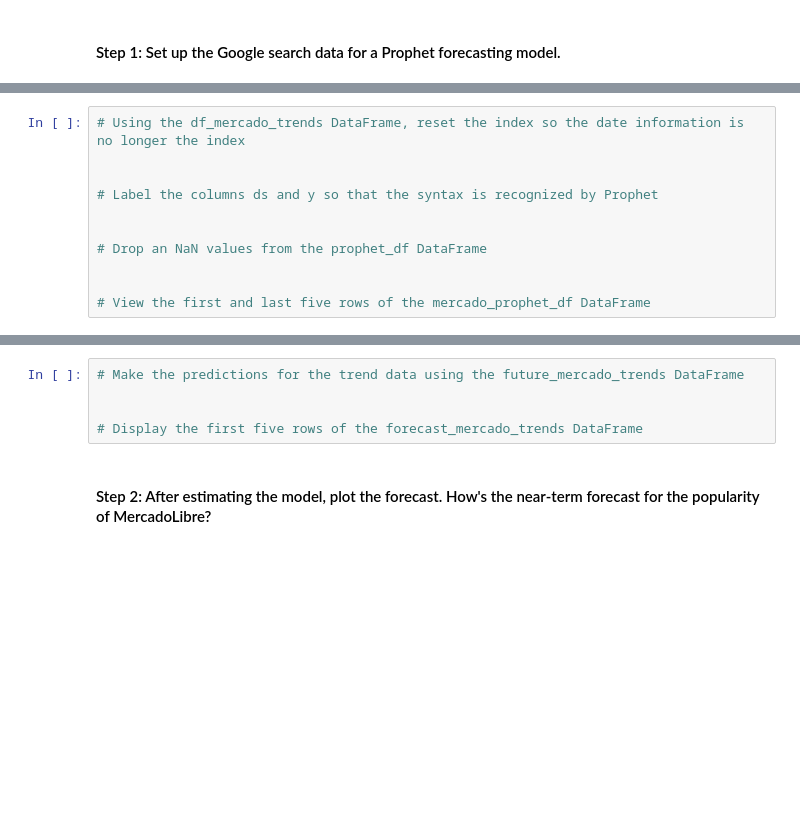
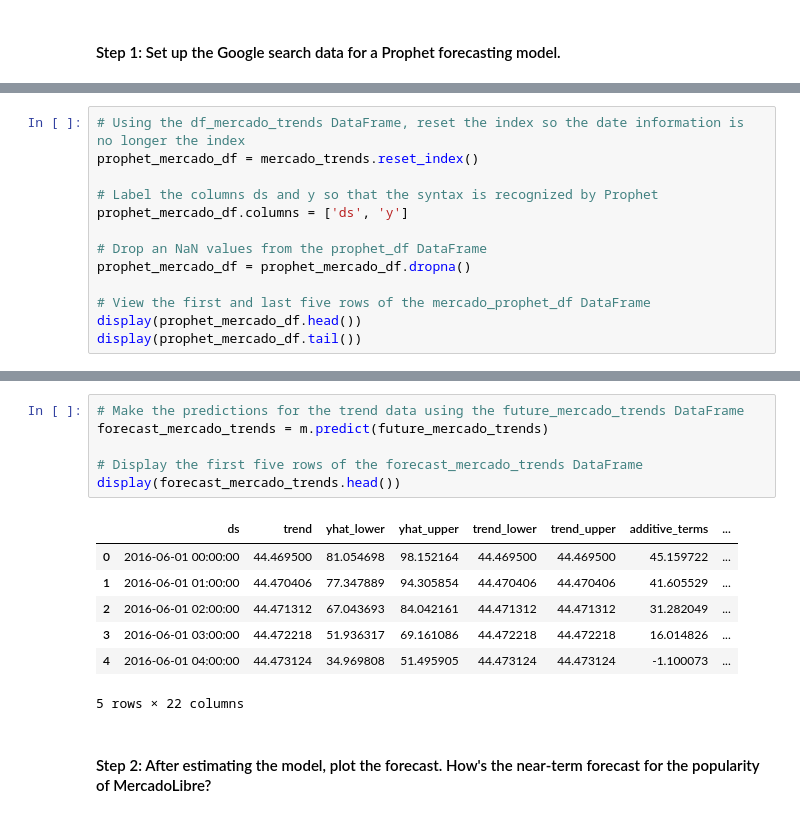
Before and after one commit to srhill12/AI-Boot-Camp, a Jupyter notebook: forecasting_net_prophet.ipynb, the cells around one changed output, grey strips where cells are left out. Drawn from its saved outputs; the diff is of its cells as text; blank space fills up the shorter version.

```diff
--- a/forecasting_net_prophet.ipynb
+++ b/forecasting_net_prophet.ipynb
@@ -412,11 +425,13 @@ Now, you need to produce a time series model that analyzes and forecasts pattern
 # %%
 # Using the df_mercado_trends DataFrame, reset the index so the date information is no longer the index
-
+prophet_mercado_df = mercado_trends.reset_index()
 
 # Label the columns ds and y so that the syntax is recognized by Prophet
-
+prophet_mercado_df.columns = ['ds', 'y']
 
 # Drop an NaN values from the prophet_df DataFrame
-
+prophet_mercado_df = prophet_mercado_df.dropna()
 
 # View the first and last five rows of the mercado_prophet_df DataFrame
+display(prophet_mercado_df.head())
+display(prophet_mercado_df.tail())
@@ -433,8 +485,17 @@ Now, you need to produce a time series model that analyzes and forecasts pattern
 # %%
 # Make the predictions for the trend data using the future_mercado_trends DataFrame
-
+forecast_mercado_trends = m.predict(future_mercado_trends)
 
 # Display the first five rows of the forecast_mercado_trends DataFrame
+display(forecast_mercado_trends.head())
+# %% [output]
+|  | ds | trend | yhat_lower | yhat_upper | trend_lower | trend_upper | additive_terms | ... |
+| 0 | 2016-06-01 00:00:00 | 44.469500 | 81.054698 | 98.152164 | 44.469500 | 44.469500 | 45.159722 | ... |
+| 1 | 2016-06-01 01:00:00 | 44.470406 | 77.347889 | 94.305854 | 44.470406 | 44.470406 | 41.605529 | ... |
+| 2 | 2016-06-01 02:00:00 | 44.471312 | 67.043693 | 84.042161 | 44.471312 | 44.471312 | 31.282049 | ... |
+| 3 | 2016-06-01 03:00:00 | 44.472218 | 51.936317 | 69.161086 | 44.472218 | 44.472218 | 16.014826 | ... |
+| 4 | 2016-06-01 04:00:00 | 44.473124 | 34.969808 | 51.495905 | 44.473124 | 44.473124 | -1.100073 | ... |
+5 rows × 22 columns
 # %% [markdown]
 #### Step 2: After estimating the model, plot the forecast. How's the near-term forecast for the popularity of MercadoLibre?
 # %%
```
Also changed, not shown: parts of 11 cells of this notebook.
